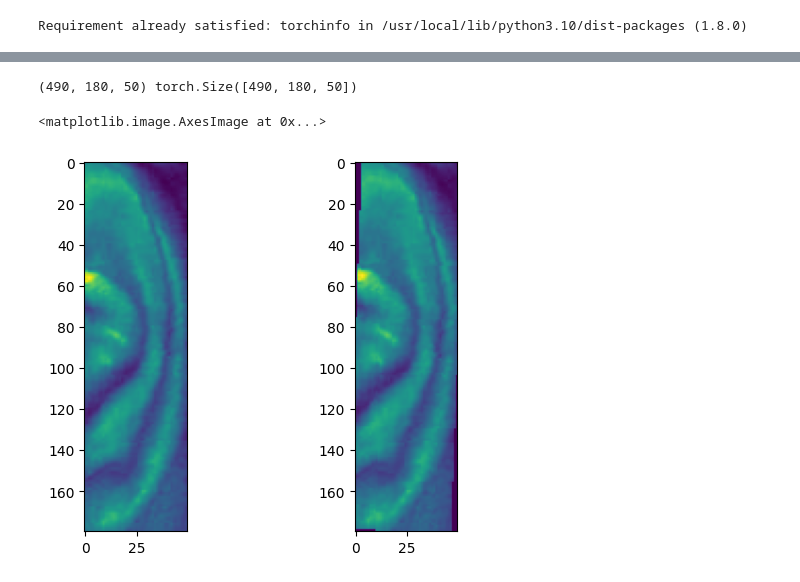
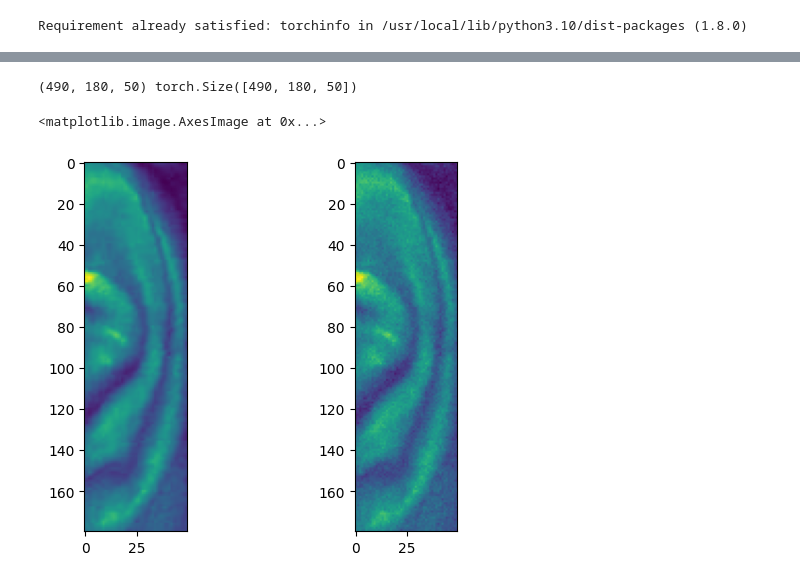
Before and after one commit to Shujaat123/Ear_Biometrics, a Jupyter notebook: Pytorch_Ear_Biometric_with_Augmentation.ipynb, the cells around one changed output, grey strips where cells are left out. Saved outputs shown, nothing was run; the diff lists cells and outputs as text; code cells hidden in the pictures.

```diff
--- a/Pytorch_Ear_Biometric_with_Augmentation.ipynb
+++ b/Pytorch_Ear_Biometric_with_Augmentation.ipynb
@@ -431,35 +431,35 @@ class AddGaussianNoise(object):
           return tensor + torch.randn(tensor.size()) * self.std + self.mean
         else:
           return tensor
 
     def __repr__(self):
         return self.__class__.__name__ + '(mean={0}, std={1})'.format(self.mean, self.std)
 
 import torchvision.transforms as T
 
 transform = T.Compose(
     [
         # T.GaussianBlur(kernel_size=3, sigma=(0.1, 2.0)),
-        T.RandomRotation((-5,5)),
+        # T.RandomRotation((-5,5)),
           # T.RandomAffine(degrees=(-5, 5), translate=(0, 0.3), scale=(0.5, 1.5)),
         T.RandomVerticalFlip(p=0.25),
         T.RandomHorizontalFlip(p=0.25),
         # T.ElasticTransform(alpha=10.0),
         AddGaussianNoise(0., 0.02)
     ]
 )
 transformed_X_train = transform(torch.tensor(X_train))
 print(X_train.shape, transformed_X_train.shape)
 
 plt.figure()
 plt.subplot(1,2,1)
 plt.imshow(X_train[0])
 plt.subplot(1,2,2)
 plt.imshow(transformed_X_train[0])
 # %% [output]
 (490, 180, 50) torch.Size([490, 180, 50])
 <matplotlib.image.AxesImage at 0x...>
-[figure, old version]
+[figure, new version]
 # %%
 training_loader = DataLoader(TensorDataset(transform(torch.tensor(X_train)), torch.tensor(y_train)), batch_size=10, pin_memory='True', pin_memory_device='cuda', shuffle=True)
 validation_loader = DataLoader(TensorDataset(torch.tensor(X_test), torch.tensor(y_test)), batch_size=1, pin_memory='True', pin_memory_device='cuda')
```
Also changed, not shown: parts of 2 cells of this notebook.
